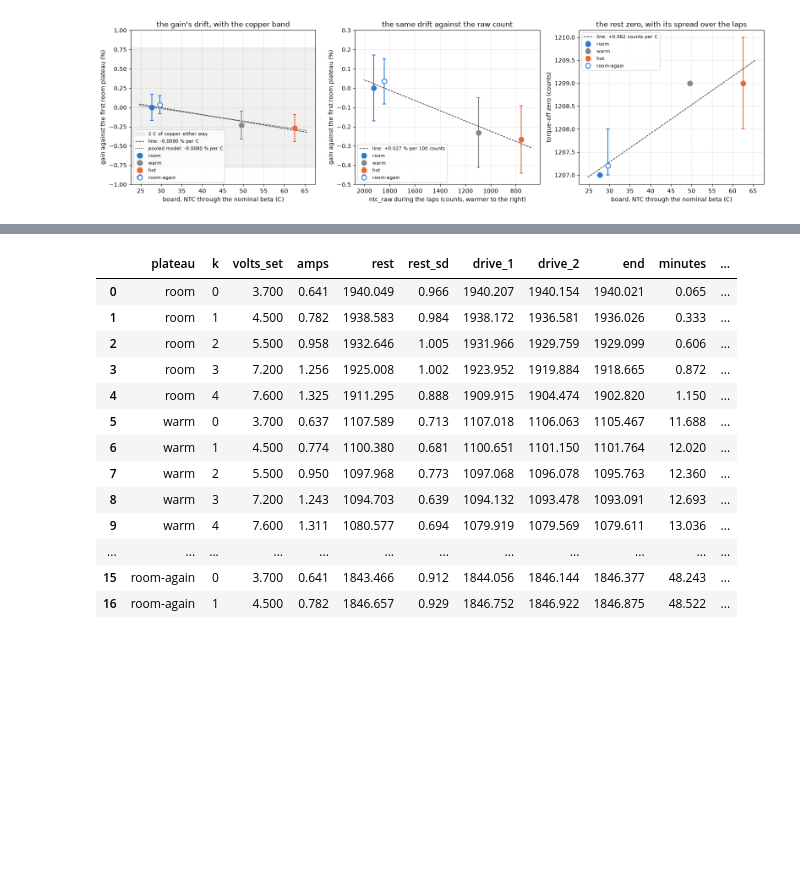
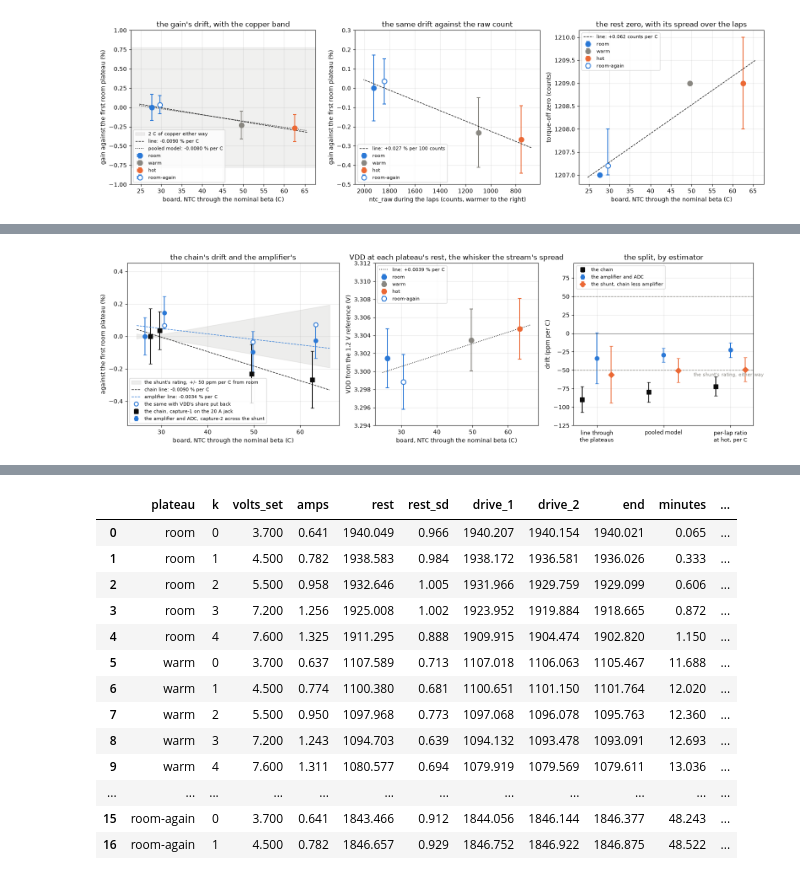
Before and after one commit to OpenServoCore/notebooks, a Jupyter notebook: stages/1-board/opamp-temperature/opamp-temperature.ipynb, the cells around one changed output, grey strips where cells are left out. Saved outputs shown, nothing was run; the diff lists cells and outputs as text; code cells hidden in the pictures; blank space fills up the shorter version.

```diff
--- a/stages/1-board/opamp-temperature/opamp-temperature.ipynb
+++ b/stages/1-board/opamp-temperature/opamp-temperature.ipynb
@@ -352,0 +539,79 @@ The ntc-curve notebook left open whether the board's own heat moves the NTC. Eac
+# %%
+g2 = laps.line(P2["board_c"], P2["amp_pct"])                         # the amplifier's drift per degree, a line through the four plateaus
+T0_2 = P2["board_c"].iloc[0]
+X2 = np.column_stack([np.ones(len(T2)), T2["mv"], T2["mv"] * (T2["board_c"] - T0_2)])   # the pooled model: n = b + A V + A c V (T - T0)
+coef2, *_ = np.linalg.lstsq(X2, T2["counts"].to_numpy(float), rcond=None)
+res2 = T2["counts"].to_numpy(float) - X2 @ coef2
+se2 = np.sqrt(np.diag(np.linalg.inv(X2.T @ X2)) * (res2 @ res2) / (len(T2) - 3))
+pooled2, pooled2_se = coef2[2] / coef2[1] * 100, se2[2] / coef2[1] * 100   # c in percent per degree, with its standard error
+ratio2 = {}
+for p in PLATEAUS:                                                    # each lap's counts per millivolt against the room lap at the same level and direction
+    t = T2[T2["plateau"] == p].set_index(["k", "dir"])
+    q_ = ((t["counts"] / t["mv"]) / (room2["counts"] / room2["mv"]) - 1) * 100
+    ratio2[p] = (q_.mean(), q_.std() / np.sqrt(len(q_)))
+back2 = P2["amp_pct"].iloc[3]; back2_se = np.hypot(P2["amp_pct_se"].iloc[0], P2["amp_pct_se"].iloc[3])   # room again against room, both errors in it
+span2 = P2["board_c"].iloc[2] - P2["board_c"].iloc[0]
+print(f"line through the four plateaus: amplifier {g2['slope']:+.4f} +/- {g2['slope_se']:.4f} % per C over {P2['board_c'].min():.0f} to {P2['board_c'].max():.0f} C, rms {g2['rms']:.3f} %")
+print(f"pooled model over all forty rows, one offset: A {coef2[1]:.3f} +/- {se2[1]:.3f} counts/mV at {T0_2:.1f} C, b {coef2[0]:+.2f} +/- {se2[0]:.2f}, drift {pooled2:+.4f} +/- {pooled2_se:.4f} % per C, rms {np.sqrt((res2 ** 2).mean()):.2f} counts")
+print("per-lap ratio against the room lap at the same level: " + ", ".join(f"{p} {m:+.3f} +/- {s:.3f} %" for p, (m, s) in ratio2.items()))
+print(f"room again against room: {back2:+.2f} +/- {back2_se:.2f} %; hot against room {P2['amp_pct'].iloc[2]:+.2f} +/- {P2['amp_pct_se'].iloc[2]:.2f} % over {span2:.1f} C")
+
+vrows = []
+for p in PLATEAUS:                                                    # VDD at each plateau from the rest stream before its laps
+    df, meta = tel.load(CAPTURE2 / p / "rest", BOARD)
+    r = df[df["seg"] == 0]                                            # the two second torque-off rest; the 5 % rung after it is not used
+    vref, vref_sd = r["vref_raw"].mean(), r["vref_raw"].std()
+    vrows.append({"plateau": p, "rows": len(r), "missing": int(tel.gaps(r).sum()), "vref_raw": vref, "vref_sd": vref_sd,
+                  "vdd_v": BOARD.vdd_v(vref), "vdd_sd_mv": (BOARD.vdd_v(vref - vref_sd) - BOARD.vdd_v(vref + vref_sd)) / 2 * 1e3,   # the stream's spread, in mV of VDD
+                  "rail_v": BOARD.rail_v(r["vbus_raw"].mean(), vref), "rest_c": ntc_c(r["ntc_raw"].mean()), "zero": r["current_raw"].mean()})
+V = pd.DataFrame(vrows)
+V["vdd_pct"] = (V["vdd_v"] / V["vdd_v"].iloc[0] - 1) * 100            # VDD against the room plateau; the counts move by the same amount the other way
+VDD_COUNT_PCT = (BOARD.vdd_v(V["vref_raw"].iloc[0] - 1) / BOARD.vdd_v(V["vref_raw"].iloc[0]) - 1) * 100   # one count of vref_raw, in percent of VDD: the reading's resolution
+gv = laps.line(V["rest_c"], V["vdd_pct"])                             # VDD's drift per degree, a line through the four rests
+show(V, n=None)
+print(f"VDD at the four rests: " + ", ".join(f"{r['plateau']} {r['vdd_v']:.4f} V ({r['vdd_pct']:+.3f} %) at {r['rest_c']:.1f} C, spread {r['vdd_sd_mv']:.1f} mV" for _, r in V.iterrows())
+      + f"; one count of vref_raw is {VDD_COUNT_PCT:.3f} % of VDD; rail {V['rail_v'].min():.3f} to {V['rail_v'].max():.3f} V")
+print(f"VDD's drift: {gv['slope']:+.4f} +/- {gv['slope_se']:.4f} % per C by the line, hot against room {V['vdd_pct'].iloc[2]:+.3f} %, which takes {-V['vdd_pct'].iloc[2]:+.3f} % off the counts there")
+own_hot, own_hot_se = ratio2["hot"][0] + V["vdd_pct"].iloc[2], np.hypot(ratio2["hot"][1], VDD_COUNT_PCT)   # the op-amp and its resistors alone at hot, VDD's share put back, a count of vref_raw in the error
+own_c, own_c_se = g2["slope"] + gv["slope"], np.hypot(g2["slope_se"], gv["slope_se"])
+print(f"the op-amp and its resistors alone: hot against room {own_hot:+.3f} +/- {own_hot_se:.3f} % by the per-lap ratio, {own_c:+.4f} +/- {own_c_se:.4f} % per C by the lines")
+
+TCR = BOARD.shunt_tcr_ppm_per_c / 1e4                                 # the shunt's rating, 50 ppm per C either way, in percent per degree
+est = {"line through\nthe plateaus": (g["slope"], g["slope_se"], g2["slope"], g2["slope_se"]),
+       "pooled model": (pooled, pooled_se, pooled2, pooled2_se),
+       "per-lap ratio\nat hot, per C": (ratio["hot"][0] / span, ratio["hot"][1] / span, ratio2["hot"][0] / span2, ratio2["hot"][1] / span2)}
+S = pd.DataFrame([{"estimator": k.replace("\n", " "), "chain": c, "chain_se": cs, "amp": a, "amp_se": a_se, "shunt": c - a, "shunt_se": np.hypot(cs, a_se)}
+                  for k, (c, cs, a, a_se) in est.items()])            # the shunt's own drift as the chain less the amplifier, errors in quadrature
+for _, r in S.iterrows():
+    print(f"{r['estimator']:28s} chain {r['chain'] * 1e4:+6.1f} +/- {r['chain_se'] * 1e4:4.1f} ppm/C, amplifier {r['amp'] * 1e4:+6.1f} +/- {r['amp_se'] * 1e4:4.1f}, "
+          f"shunt {r['shunt'] * 1e4:+6.1f} +/- {r['shunt_se'] * 1e4:4.1f} ppm/C against a rating of +/- {BOARD.shunt_tcr_ppm_per_c}")
+shunt_hot = ratio["hot"][0] - ratio2["hot"][0]; shunt_hot_se = np.hypot(ratio["hot"][1], ratio2["hot"][1])   # the shunt's own fall at hot by the per-lap ratios, the two spans two degrees apart
+print(f"the shunt at hot against room by the per-lap ratios: {shunt_hot:+.2f} +/- {shunt_hot_se:.2f} % over about {span:.0f} C, rated within +/- {TCR * span:.2f} %")
+
+fig, ax = plt.subplots(1, 3, figsize=(16, 4.8), gridspec_kw={"width_ratios": [1.3, 1, 1.1]})
+tt = np.linspace(P["board_c"].min() - 3, P2["board_c"].max() + 3, 20)
+ax[0].fill_between(tt, -TCR * (tt - T0_C), TCR * (tt - T0_C), color=MUTED, alpha=0.15, label=f"the shunt's rating, +/- {BOARD.shunt_tcr_ppm_per_c} ppm per C from room")
+ax[0].errorbar(P["board_c"], P["gain_pct"], yerr=P["gain_pct_se"], fmt="s", ms=7, color=INK, capsize=3, label="the chain, capture-1 on the 20 A jack")
+ax[0].plot(tt, g["slope"] * tt + g["intercept"], "--", color=INK, lw=1, label=f"chain line: {g['slope']:+.4f} % per C")
+ax[0].errorbar(P2["board_c"], P2["amp_pct"], yerr=P2["amp_pct_se"], fmt="o", ms=7, color=BLUE, capsize=3, label="the amplifier and ADC, capture-2 across the shunt")
+ax[0].plot(tt, g2["slope"] * tt + g2["intercept"], "--", color=BLUE, lw=1, label=f"amplifier line: {g2['slope']:+.4f} % per C")
+ax[0].plot(P2["board_c"], P2["amp_pct"] + V["vdd_pct"], "o", ms=7, color=BLUE, mfc="white", mew=1.5, label="the same with VDD's share put back")
+ax[0].set_ylim(-0.55, 0.45); ax[0].set_xlabel("board, NTC through the nominal beta (C)"); ax[0].set_ylabel("against the first room plateau (%)"); ax[0].set_title("the chain's drift and the amplifier's")
+ax[0].legend(fontsize=8, loc="lower left")
+for _, r in V.iterrows():
+    ax[1].errorbar(r["rest_c"], r["vdd_v"], yerr=r["vdd_sd_mv"] / 1e3, fmt="o", ms=8, color=COLOR[r["plateau"]], mfc=FACE[r["plateau"]], mew=1.5, capsize=3, label=r["plateau"])
+ax[1].plot(tt, V["vdd_v"].iloc[0] * (1 + (gv["slope"] * tt + gv["intercept"]) / 100), ":", color=INK, lw=1.2, label=f"line: {gv['slope']:+.4f} % per C")
+ax[1].set_ylim(3.294, 3.312); ax[1].set_xlabel("board, NTC through the nominal beta (C)"); ax[1].set_ylabel("VDD from the 1.2 V reference (V)"); ax[1].set_title("VDD at each plateau's rest, the whisker the stream's spread")
+ax[1].legend(fontsize=8, loc="upper left")
+xs = np.arange(len(S))
+for dx, col, mk, c_, lab in ((-0.22, "chain", "s", INK, "the chain"), (0, "amp", "o", BLUE, "the amplifier and ADC"), (0.22, "shunt", "D", ORANGE, "the shunt, chain less amplifier")):
+    ax[2].errorbar(xs + dx, S[col] * 1e4, yerr=S[col + "_se"] * 1e4, fmt=mk, ms=7, color=c_, capsize=3, label=lab)
+for y_ in (-BOARD.shunt_tcr_ppm_per_c, BOARD.shunt_tcr_ppm_per_c):
+    ax[2].axhline(y_, color=MUTED, lw=1, ls="--")
+ax[2].axhline(0, color=INK, lw=0.5)
+ax[2].text(len(S) - 0.5, -BOARD.shunt_tcr_ppm_per_c - 3, "the shunt's rating, either way", fontsize=8, ha="right", va="top", color=MUTED)
+ax[2].set_xticks(xs, list(est.keys()), fontsize=9); ax[2].set_ylim(-125, 95); ax[2].set_ylabel("drift (ppm per C)"); ax[2].set_title("the split, by estimator"); ax[2].legend(fontsize=8, loc="upper left")
+for a in ax:
+    a.grid(alpha=0.3)
+plt.tight_layout(); plt.show()
+# %% [output]
@@ -352,0 +634 @@ The ntc-curve notebook left open whether the board's own heat moves the NTC. Eac
+[figure, added]
```
Also changed, not shown: parts of 21 cells of this notebook, 58 other files.
